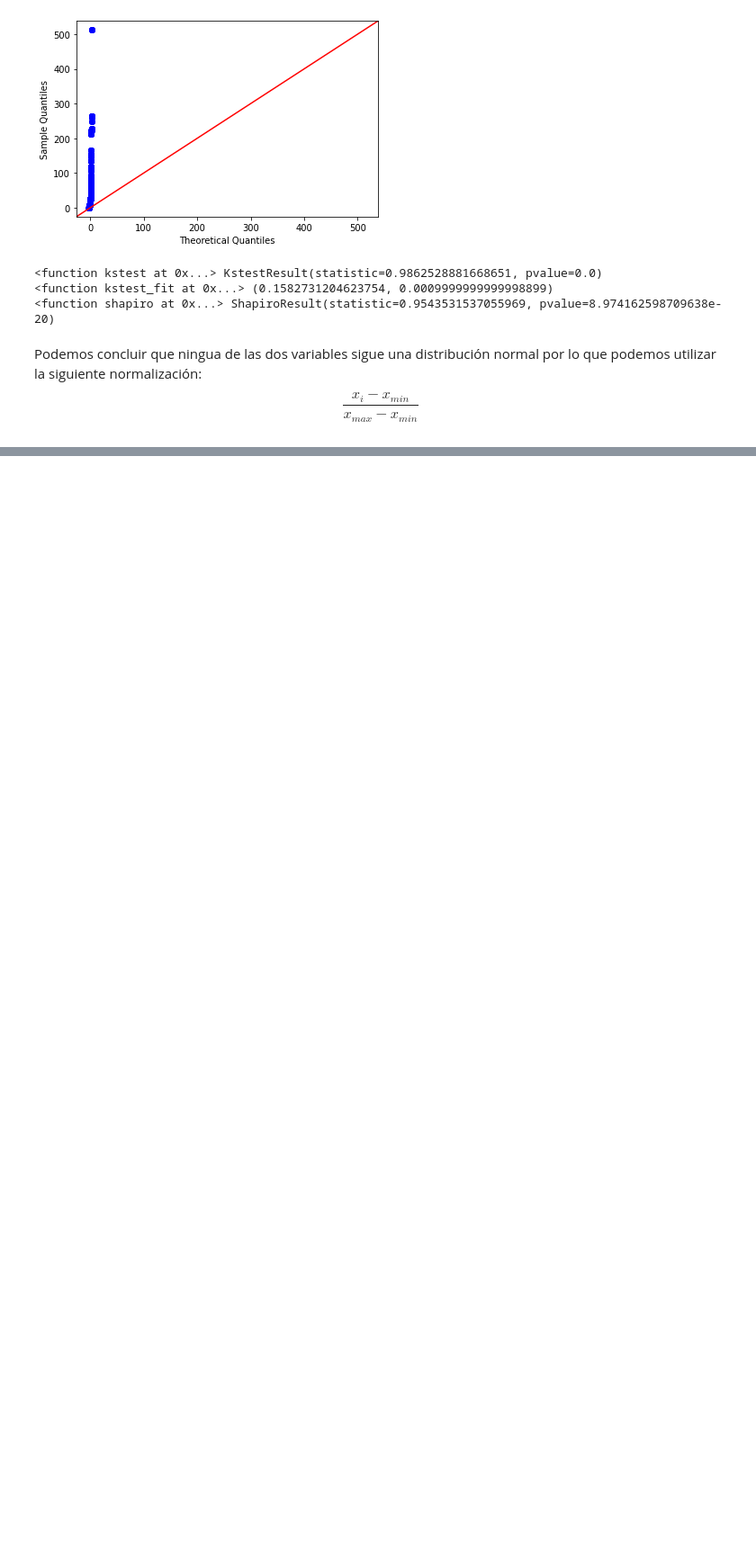
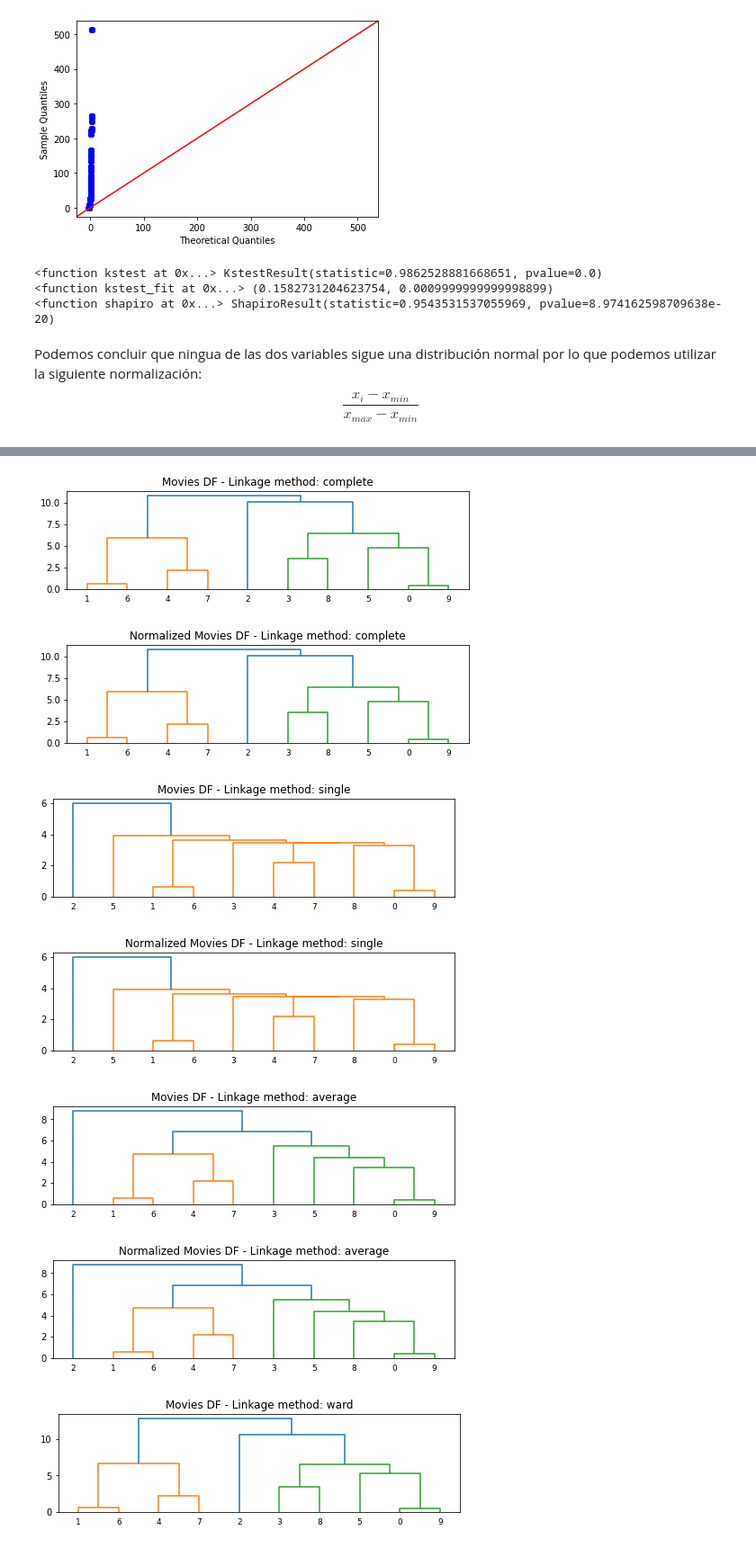
Before and after one commit to nestorivanmo/iimas-data-science, a Jupyter notebook: spring-21/vi/practicas/5/code.ipynb, the cells around one changed output, grey strips where cells are left out. Shown at 90% size. Cells and saved outputs as stored; diff of their text form; code cells hidden in the pictures; blank space fills up the shorter version.

```diff
--- a/spring-21/vi/practicas/5/code.ipynb
+++ b/spring-21/vi/practicas/5/code.ipynb
@@ -271,0 +495,3 @@ df_copy.head()
+# %%
+movies_norm_df = normalize_df(movies_df)
+movies_norm_df.head()
@@ -271,0 +505,10 @@ df_copy.head()
+# %%
+show_dendrograms(movies_df, movies_norm_df,extended=True)
+# %% [output]
+[figure, added]
+[figure, added]
+[figure, added]
+[figure, added]
+[figure, added]
+[figure, added]
+[figure, added]
```
Also changed, not shown: parts of 39 cells of this notebook, 2 other files.
